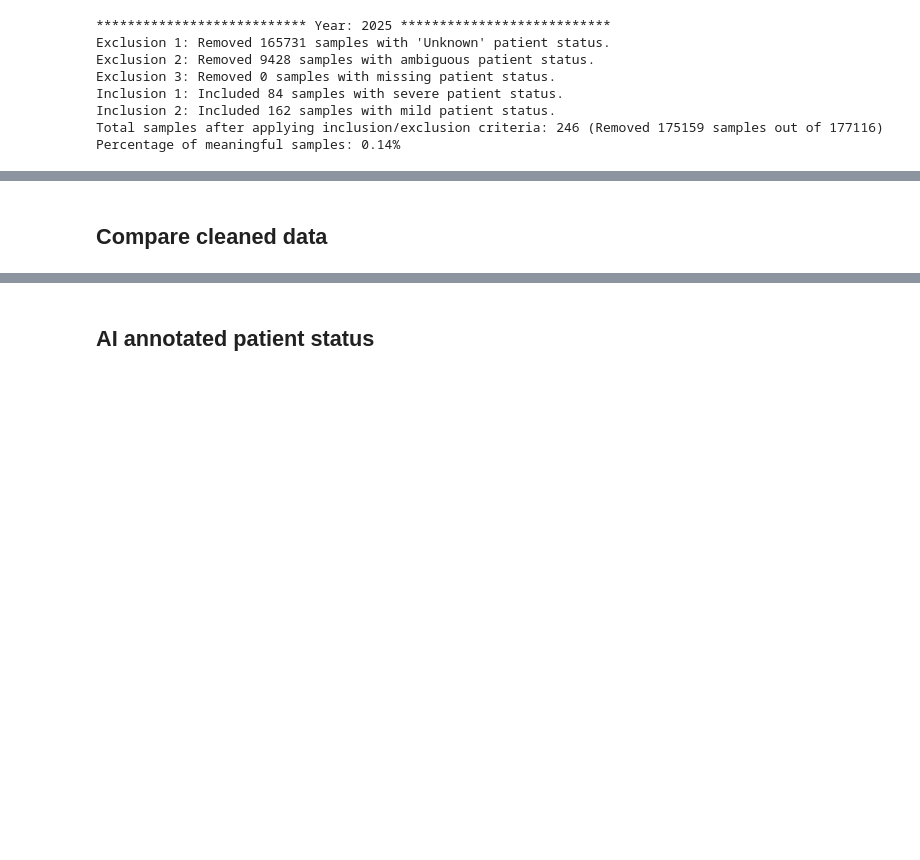
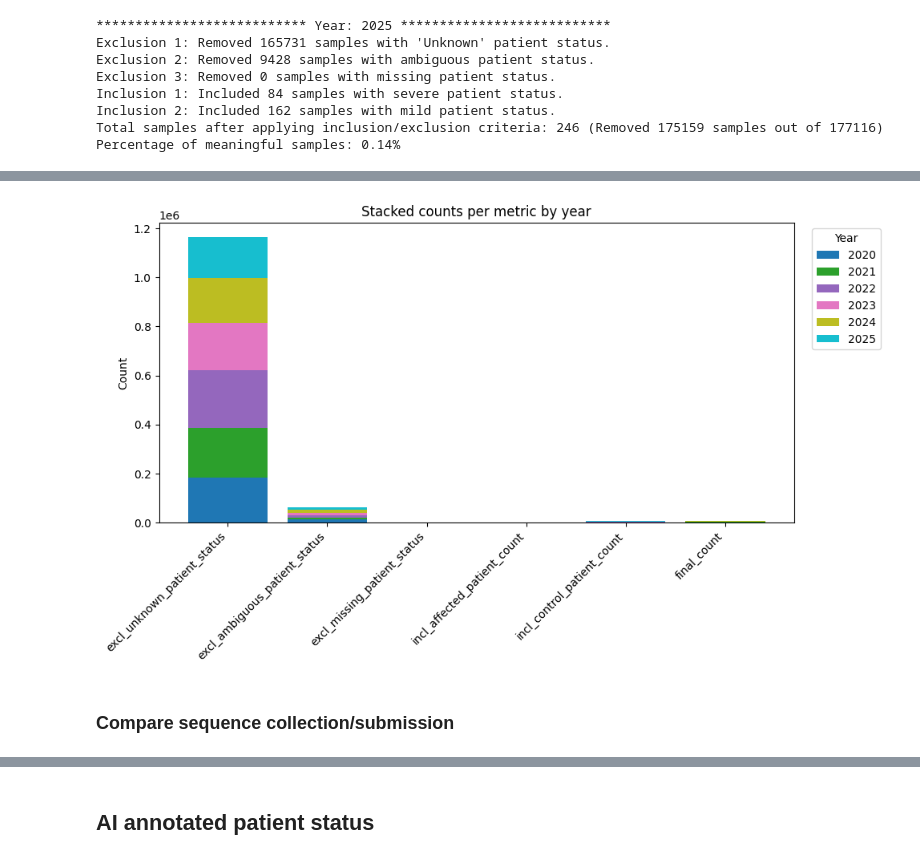
Before and after one commit to ASudu/EpiCoV_Summer25, a Jupyter notebook: src/compare_years.ipynb, the cells around one changed output, grey strips where cells are left out. Saved outputs shown, nothing was run; the diff lists cells and outputs as text; code cells hidden in the pictures; blank space fills up the shorter version.

Commit message:
compared normalized metrics

```diff
--- a/src/compare_years.ipynb
+++ b/src/compare_years.ipynb
@@ -1107,5 +1237,27 @@ df25.to_parquet(os.path.join(DATA_DIR, "epicov_2025_200k_cleaned.parquet"), inde
+# %%
+split_df = pd.DataFrame([eval(f"split{x}") for x in range(20, 26)])
+metrics = [c for c in split_df.columns if c not in ["year", "total"]]
+x = np.arange(len(metrics))
+bottom = np.zeros(len(metrics), dtype=float)
+colors = plt.cm.tab10(np.linspace(0, 1, len(split_df["year"].tolist())))
+
+fig, ax = plt.subplots(figsize=(10, 6))
+for i, yr_val in enumerate(split_df["year"].tolist()):
+    vals = split_df.loc[i, metrics].astype(float).values
+    ax.bar(x, vals, bottom=bottom, color=colors[i], label=str(yr_val))
+    bottom += vals
+
+ax.set_xticks(x)
+ax.set_xticklabels(metrics, rotation=45, ha="right")
+ax.set_ylabel("Count")
+ax.set_title("Stacked counts per metric by year")
+ax.legend(title="Year", bbox_to_anchor=(1.02, 1), loc="upper left")
+fig.tight_layout()
+plt.show()
+# %% [output]
+[figure, added]
 # %% [markdown]
-## Compare cleaned data
+### Compare sequence collection/submission
 # %%
 for yr in range(2020, 2026):
     df = eval(f"df{str(yr)[-2:]}")
```
Also changed, not shown: parts of 42 cells of this notebook, 1 other file.
